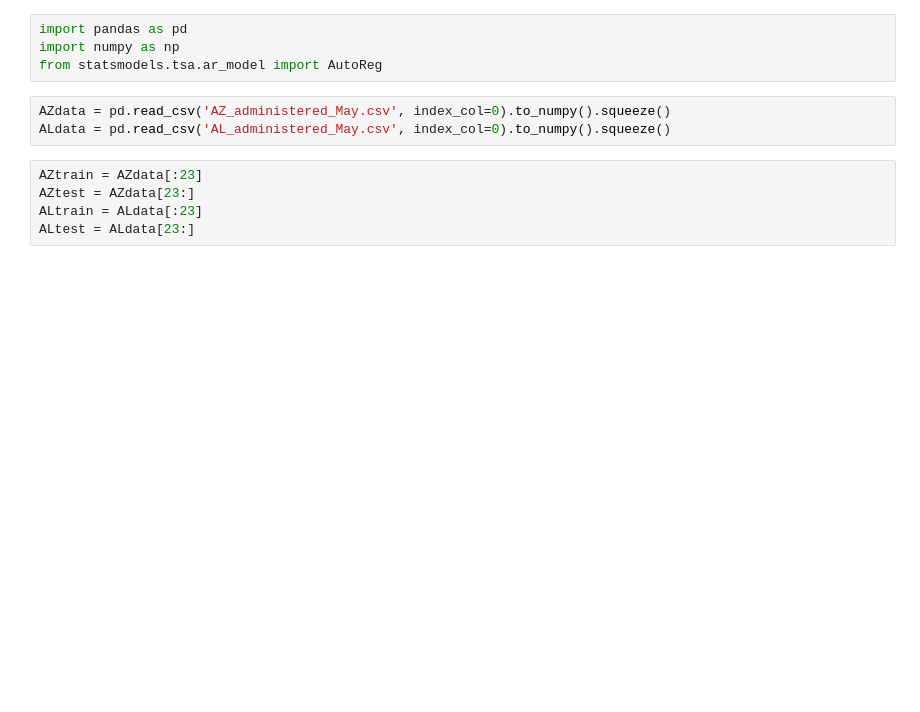
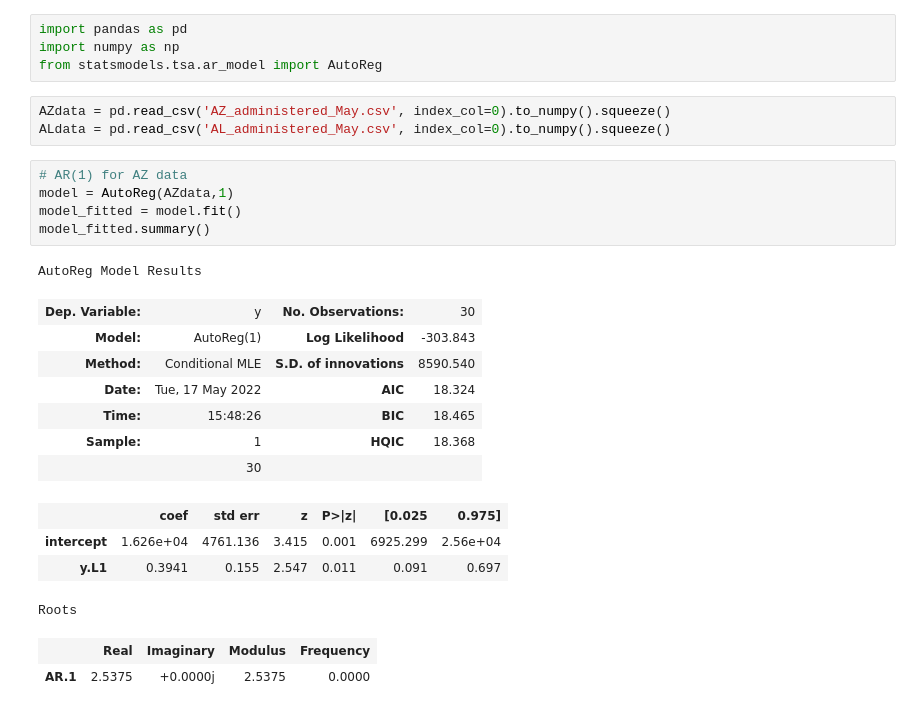
Before and after one commit to DJX1995/CSE544_Project, a Jupyter notebook: code/part_d.ipynb, the cells around one changed output. Cells and saved outputs as stored; diff of their text form; blank space fills up the shorter version.

```diff
--- a/code/part_d.ipynb
+++ b/code/part_d.ipynb
@@ -5,8 +5,23 @@ from statsmodels.tsa.ar_model import AutoReg
 # %%
 AZdata = pd.read_csv('AZ_administered_May.csv', index_col=0).to_numpy().squeeze()
 ALdata = pd.read_csv('AL_administered_May.csv', index_col=0).to_numpy().squeeze()
-# %%
-AZtrain = AZdata[:23]
-AZtest = AZdata[23:]
-ALtrain = ALdata[:23]
-ALtest = ALdata[23:]
+# %%
+# AR(1) for AZ data
+model = AutoReg(AZdata,1)
+model_fitted = model.fit()
+model_fitted.summary()
+# %% [output]
+AutoReg Model Results
+| Dep. Variable: | y | No. Observations: | 30 |
+| Model: | AutoReg(1) | Log Likelihood | -303.843 |
+| Method: | Conditional MLE | S.D. of innovations | 8590.540 |
+| Date: | Tue, 17 May 2022 | AIC | 18.324 |
+| Time: | 15:48:26 | BIC | 18.465 |
+| Sample: | 1 | HQIC | 18.368 |
+|  | 30 |  |  |
+|  | coef | std err | z | P>|z| | [0.025 | 0.975] |
+| intercept | 1.626e+04 | 4761.136 | 3.415 | 0.001 | 6925.299 | 2.56e+04 |
+| y.L1 | 0.3941 | 0.155 | 2.547 | 0.011 | 0.091 | 0.697 |
+Roots
+|  | Real | Imaginary | Modulus | Frequency |
+| AR.1 | 2.5375 | +0.0000j | 2.5375 | 0.0000 |
```
Also changed, not shown: parts of 21 cells of this notebook.
